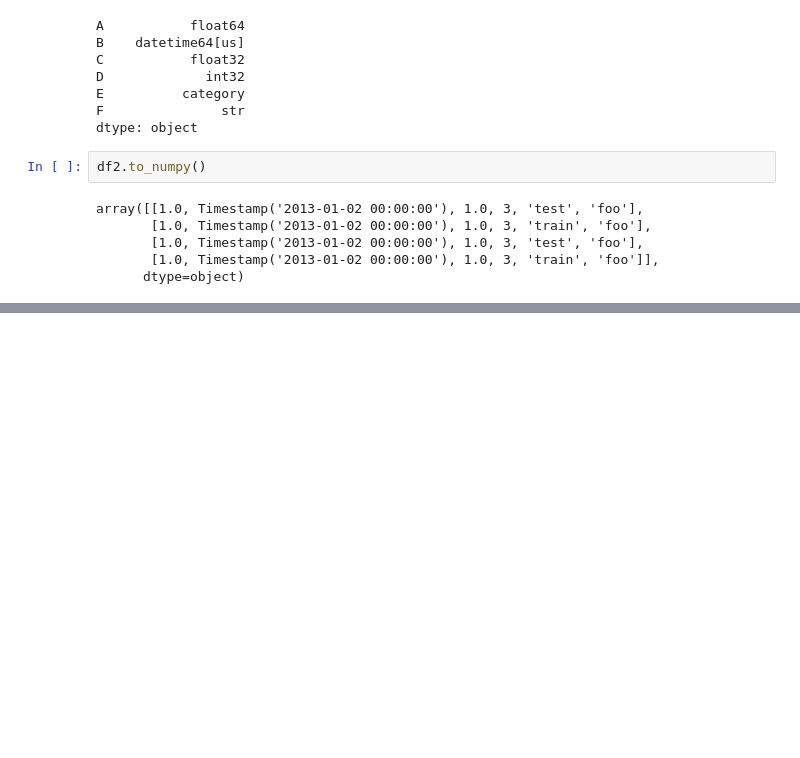
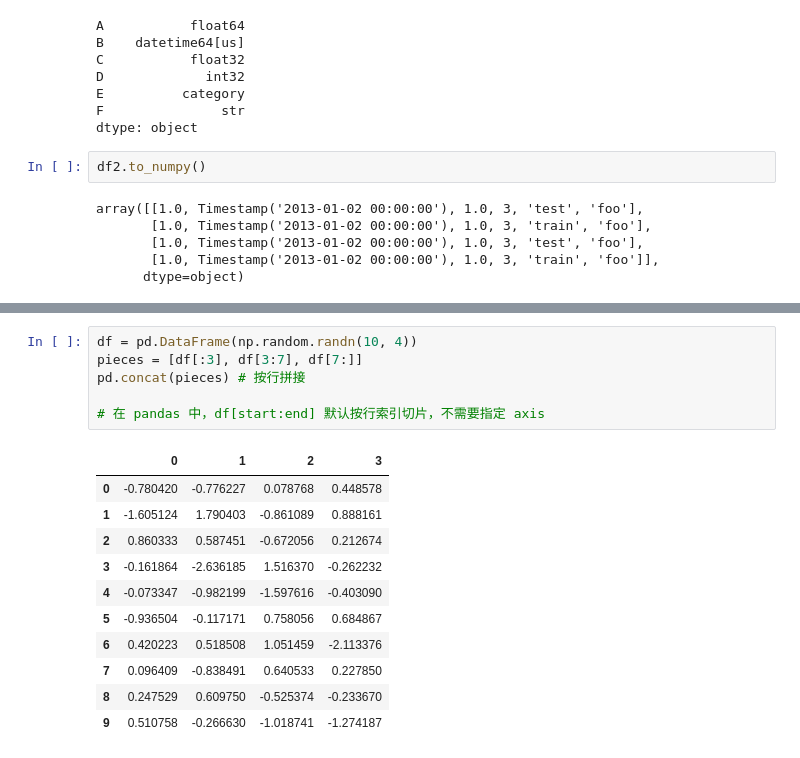
Before and after one commit to MAZIZHUO/my_project, a Jupyter notebook: 09_pyda-2e_study/05_getting_started_with_pandas.ipynb, the cells around one changed output, grey strips where cells are left out. Drawn from its saved outputs; the diff is of its cells as text; blank space fills up the shorter version.

Commit message:
pandas

```diff
--- a/09_pyda-2e_study/05_getting_started_with_pandas.ipynb
+++ b/09_pyda-2e_study/05_getting_started_with_pandas.ipynb
@@ -672,0 +1030,18 @@ df.iloc[:, 1:3]
+# %%
+df = pd.DataFrame(np.random.randn(10, 4))
+pieces = [df[:3], df[3:7], df[7:]]
+pd.concat(pieces) # 按行拼接
+
+# 在 pandas 中，df[start:end] 默认按行索引切片，不需要指定 axis
+# %% [output]
+|  | 0 | 1 | 2 | 3 |
+| 0 | -0.780420 | -0.776227 | 0.078768 | 0.448578 |
+| 1 | -1.605124 | 1.790403 | -0.861089 | 0.888161 |
+| 2 | 0.860333 | 0.587451 | -0.672056 | 0.212674 |
+| 3 | -0.161864 | -2.636185 | 1.516370 | -0.262232 |
+| 4 | -0.073347 | -0.982199 | -1.597616 | -0.403090 |
+| 5 | -0.936504 | -0.117171 | 0.758056 | 0.684867 |
+| 6 | 0.420223 | 0.518508 | 1.051459 | -2.113376 |
+| 7 | 0.096409 | -0.838491 | 0.640533 | 0.227850 |
+| 8 | 0.247529 | 0.609750 | -0.525374 | -0.233670 |
+| 9 | 0.510758 | -0.266630 | -1.018741 | -1.274187 |
```
Also changed, not shown: parts of 82 cells of this notebook, 2 other files.
